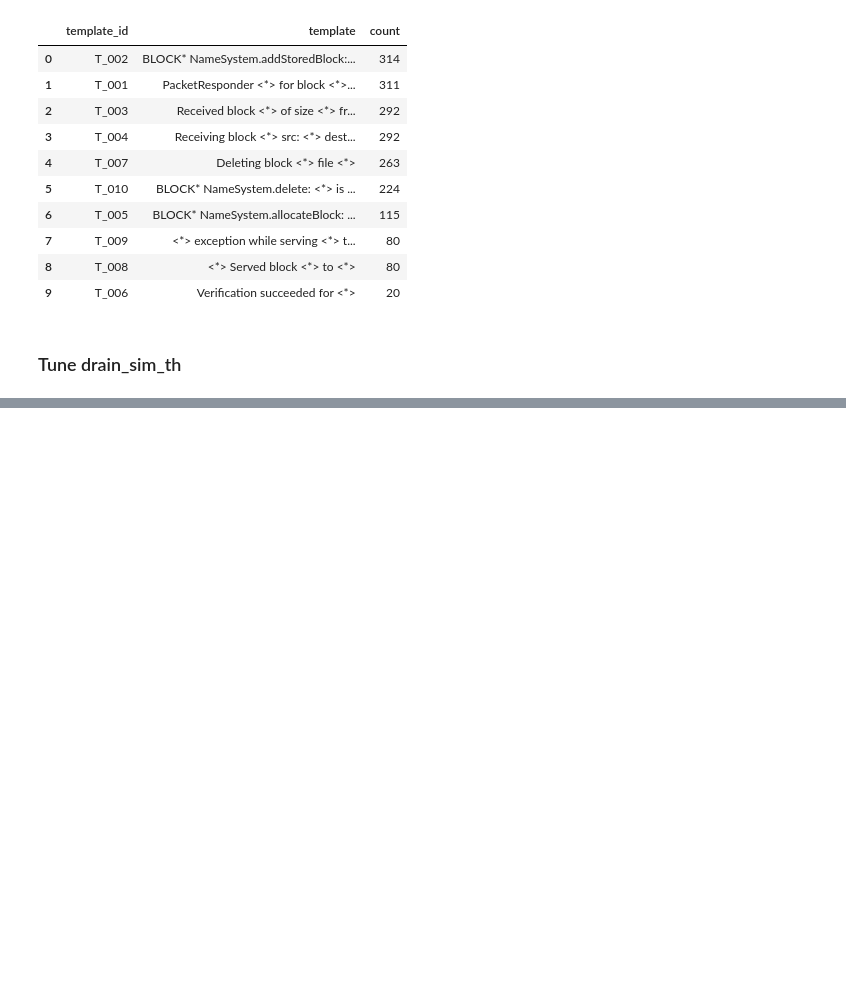
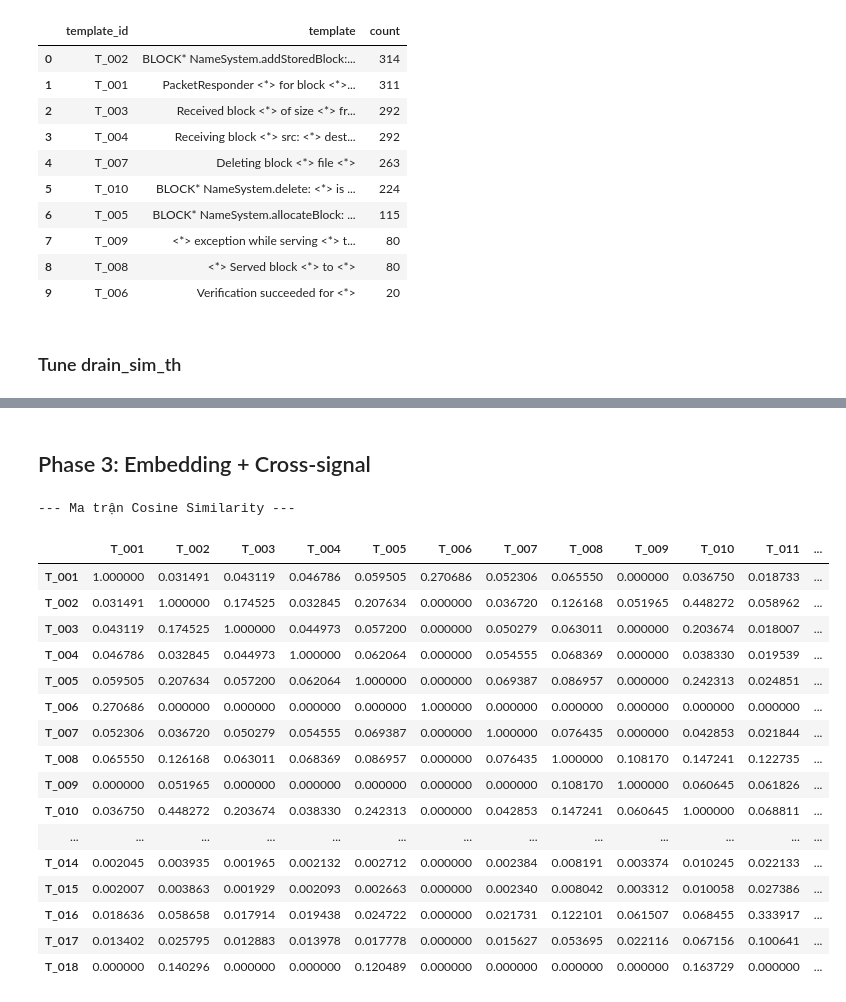
Before and after one commit to HuyVu12/AIOPS-NguyenTranHuyVu-AIO1, a Jupyter notebook: w1/day-b/assignment.ipynb, the cells around one changed output, grey strips where cells are left out. Cells and saved outputs as stored; diff of their text form; code cells hidden in the pictures; blank space fills up the shorter version.

```diff
--- a/w1/day-b/assignment.ipynb
+++ b/w1/day-b/assignment.ipynb
@@ -212,0 +316,45 @@ Quyết định lựa chọn Production: `drain_sim_th = 0.5`
+# %% [markdown]
+## Phase 3: Embedding + Cross-signal
+# %%
+import numpy as np
+import pandas as pd
+from sklearn.feature_extraction.text import TfidfVectorizer
+from sklearn.metrics.pairwise import cosine_similarity
+
+# =====================================================================
+# BƯỚC 3.1: VECTOR HÓA TF-IDF & TÍNH COSINE SIMILARITY MA TRẬN
+# =====================================================================
+# Trích xuất danh sách câu và ID template từ kết quả của bộ Miner tốt nhất
+templates_text = [cluster.get_template() for cluster in miner.drain.clusters]
+template_ids = [f"T_{cluster.cluster_id:03d}" for cluster in miner.drain.clusters]
+
+# Vector hóa cấu trúc văn bản (loại bỏ token đại diện <*> bằng regex)
+vectorizer = TfidfVectorizer(token_pattern=r'(?u)\b\w+\b')
+tfidf_matrix = vectorizer.fit_transform(templates_text)
+
+# Tính toán ma trận tương đồng giữa các cặp Template
+sim_matrix = cosine_similarity(tfidf_matrix)
+
+# Chuyển đổi sang DataFrame phục vụ hiển thị và xuất báo cáo
+df_similarity = pd.DataFrame(sim_matrix, index=template_ids, columns=template_ids)
+print("--- Ma trận Cosine Similarity ---")
+df_similarity
+# %% [output]
+--- Ma trận Cosine Similarity ---
+|  | T_001 | T_002 | T_003 | T_004 | T_005 | T_006 | T_007 | T_008 | T_009 | T_010 | T_011 | ... |
+| T_001 | 1.000000 | 0.031491 | 0.043119 | 0.046786 | 0.059505 | 0.270686 | 0.052306 | 0.065550 | 0.000000 | 0.036750 | 0.018733 | ... |
+| T_002 | 0.031491 | 1.000000 | 0.174525 | 0.032845 | 0.207634 | 0.000000 | 0.036720 | 0.126168 | 0.051965 | 0.448272 | 0.058962 | ... |
+| T_003 | 0.043119 | 0.174525 | 1.000000 | 0.044973 | 0.057200 | 0.000000 | 0.050279 | 0.063011 | 0.000000 | 0.203674 | 0.018007 | ... |
+| T_004 | 0.046786 | 0.032845 | 0.044973 | 1.000000 | 0.062064 | 0.000000 | 0.054555 | 0.068369 | 0.000000 | 0.038330 | 0.019539 | ... |
+| T_005 | 0.059505 | 0.207634 | 0.057200 | 0.062064 | 1.000000 | 0.000000 | 0.069387 | 0.086957 | 0.000000 | 0.242313 | 0.024851 | ... |
+| T_006 | 0.270686 | 0.000000 | 0.000000 | 0.000000 | 0.000000 | 1.000000 | 0.000000 | 0.000000 | 0.000000 | 0.000000 | 0.000000 | ... |
+| T_007 | 0.052306 | 0.036720 | 0.050279 | 0.054555 | 0.069387 | 0.000000 | 1.000000 | 0.076435 | 0.000000 | 0.042853 | 0.021844 | ... |
+| T_008 | 0.065550 | 0.126168 | 0.063011 | 0.068369 | 0.086957 | 0.000000 | 0.076435 | 1.000000 | 0.108170 | 0.147241 | 0.122735 | ... |
+| T_009 | 0.000000 | 0.051965 | 0.000000 | 0.000000 | 0.000000 | 0.000000 | 0.000000 | 0.108170 | 1.000000 | 0.060645 | 0.061826 | ... |
+| T_010 | 0.036750 | 0.448272 | 0.203674 | 0.038330 | 0.242313 | 0.000000 | 0.042853 | 0.147241 | 0.060645 | 1.000000 | 0.068811 | ... |
+| ... | ... | ... | ... | ... | ... | ... | ... | ... | ... | ... | ... | ... |
+| T_014 | 0.002045 | 0.003935 | 0.001965 | 0.002132 | 0.002712 | 0.000000 | 0.002384 | 0.008191 | 0.003374 | 0.010245 | 0.022133 | ... |
+| T_015 | 0.002007 | 0.003863 | 0.001929 | 0.002093 | 0.002663 | 0.000000 | 0.002340 | 0.008042 | 0.003312 | 0.010058 | 0.027386 | ... |
+| T_016 | 0.018636 | 0.058658 | 0.017914 | 0.019438 | 0.024722 | 0.000000 | 0.021731 | 0.122101 | 0.061507 | 0.068455 | 0.333917 | ... |
+| T_017 | 0.013402 | 0.025795 | 0.012883 | 0.013978 | 0.017778 | 0.000000 | 0.015627 | 0.053695 | 0.022116 | 0.067156 | 0.100641 | ... |
+| T_018 | 0.000000 | 0.140296 | 0.000000 | 0.000000 | 0.120489 | 0.000000 | 0.000000 | 0.000000 | 0.000000 | 0.163729 | 0.000000 | ... |
```
Also changed, not shown: parts of 12 cells of this notebook, 4 other files.
